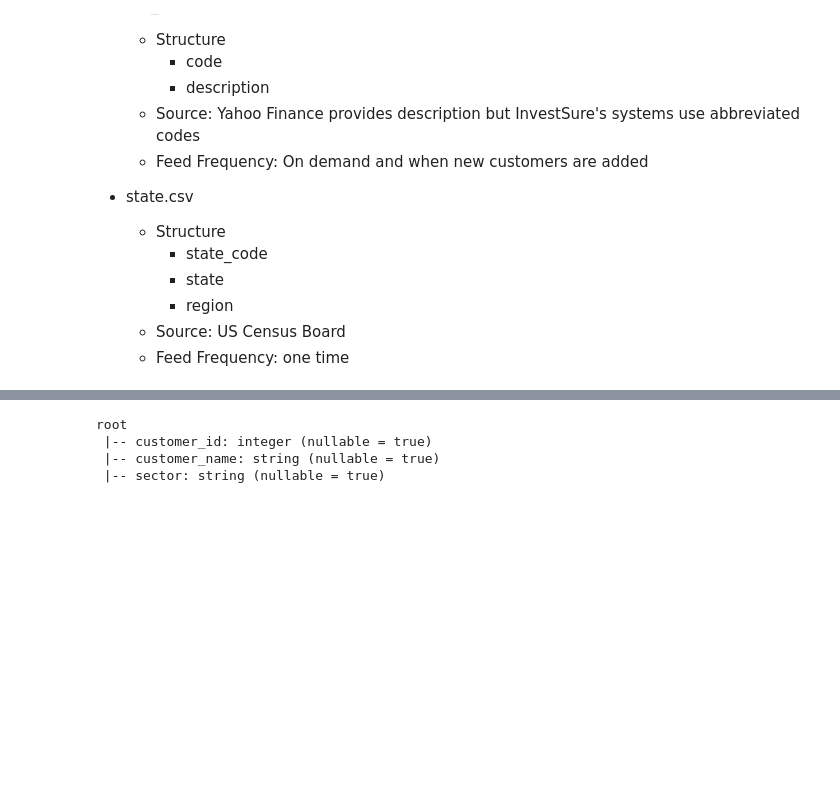
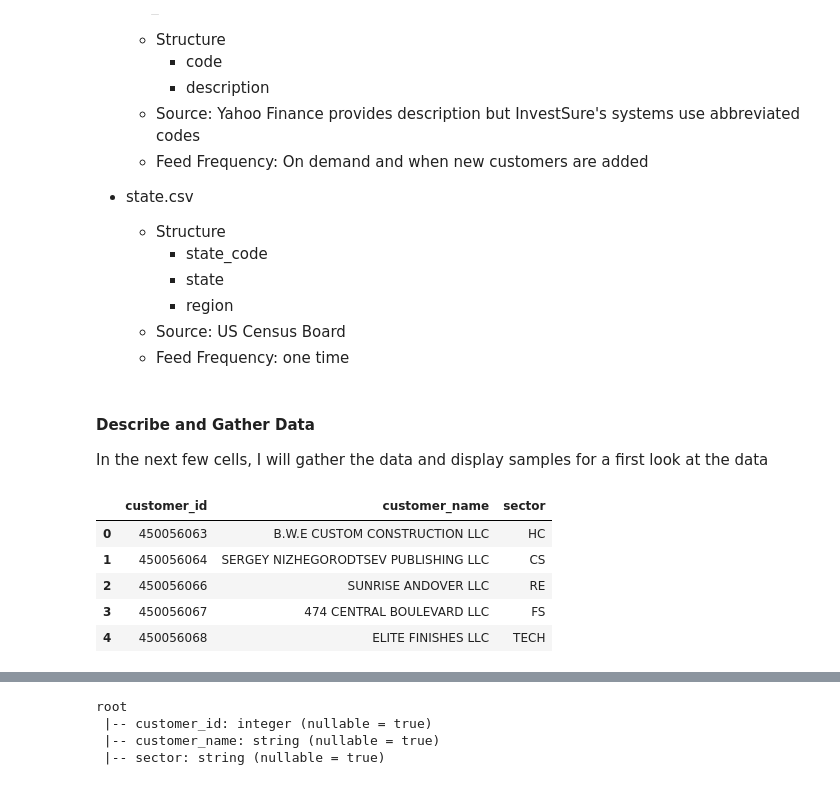
Before and after one commit to bthodla/bt_dend_capstone_project, a Jupyter notebook: Capstone Project Template.ipynb, the cells around one changed output, grey strips where cells are left out. Drawn from its saved outputs; the diff is of its cells as text; code cells hidden in the pictures; blank space fills up the shorter version.

```diff
--- a/Capstone Project Template.ipynb
+++ b/Capstone Project Template.ipynb
@@ -109,3 +108,6 @@ In this section, I will describe the data including its source.
         - region
     - Source: US Census Board
     - Feed Frequency: one time
+# %% [markdown]
+#### Describe and Gather Data
+In the next few cells, I will gather the data and display samples for a first look at the data
@@ -111,0 +122,10 @@ In this section, I will describe the data including its source.
+# %%
+# Now let us look at some samples of the data that I loaded
+pd_df_customer.head()
+# %% [output]
+|  | customer_id | customer_name | sector |
+| 0 | 450056063 | B.W.E CUSTOM CONSTRUCTION LLC | HC |
+| 1 | 450056064 | SERGEY NIZHEGORODTSEV PUBLISHING LLC | CS |
+| 2 | 450056066 | SUNRISE ANDOVER LLC | RE |
+| 3 | 450056067 | 474 CENTRAL BOULEVARD LLC | FS |
+| 4 | 450056068 | ELITE FINISHES LLC | TECH |
```
Also changed, not shown: parts of 29 cells of this notebook, 3 other files.
